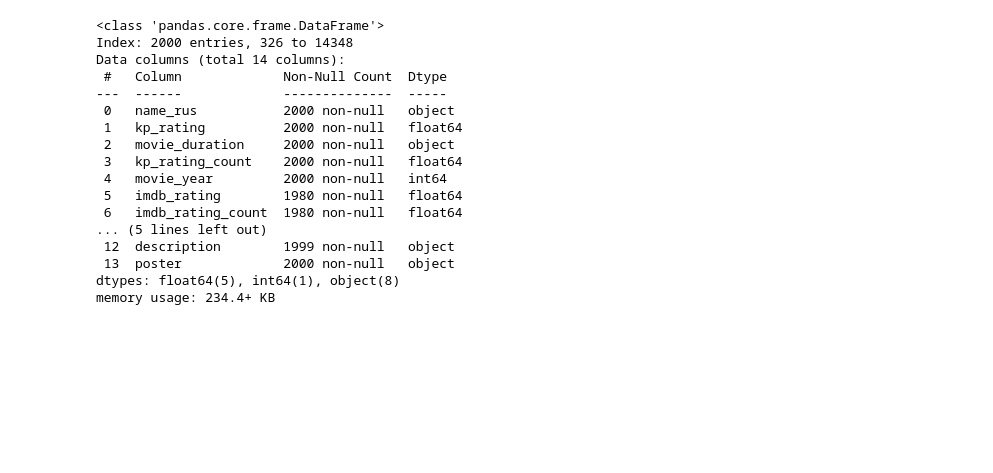
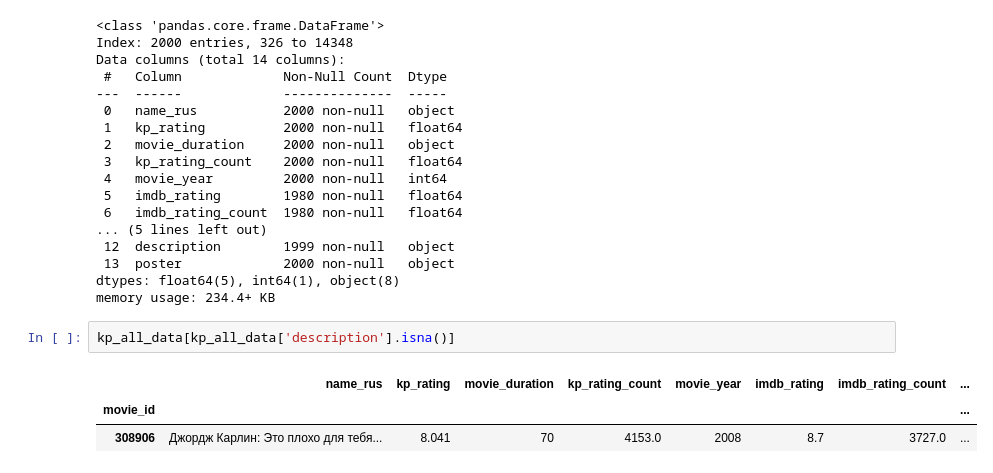
Before and after one commit to dann1erel/movie_rec_system, a Jupyter notebook: services/data_processing.ipynb, the cells around one changed output. Drawn from its saved outputs; the diff is of its cells as text; blank space fills up the shorter version.

```diff
--- a/services/data_processing.ipynb
+++ b/services/data_processing.ipynb
@@ -249,3 +249,9 @@ Data columns (total 14 columns):
  13  poster             2000 non-null   object
 dtypes: float64(5), int64(1), object(8)
 memory usage: 234.4+ KB
+# %%
+kp_all_data[kp_all_data['description'].isna()]
+# %% [output]
+|  | name_rus | kp_rating | movie_duration | kp_rating_count | movie_year | imdb_rating | imdb_rating_count | ... |
+| movie_id |  |  |  |  |  |  |  | ... |
+| 308906 | Джордж Карлин: Это плохо для тебя... | 8.041 | 70 | 4153.0 | 2008 | 8.7 | 3727.0 | ... |
```
Also changed, not shown: parts of 4 cells of this notebook, 4 other files.
